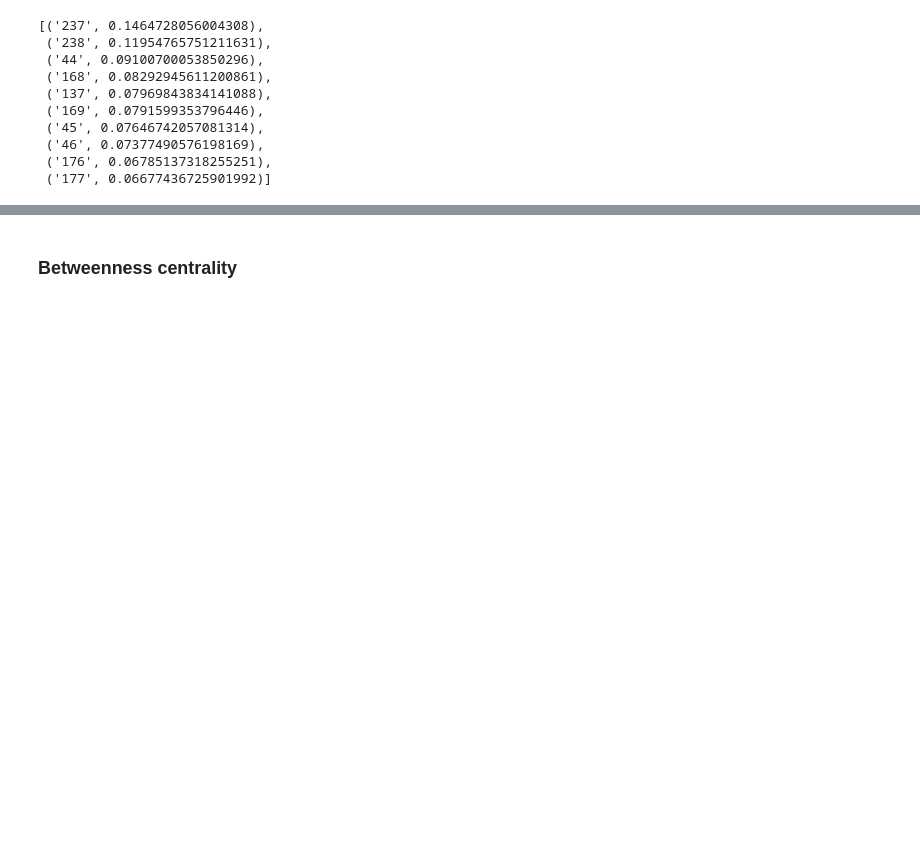
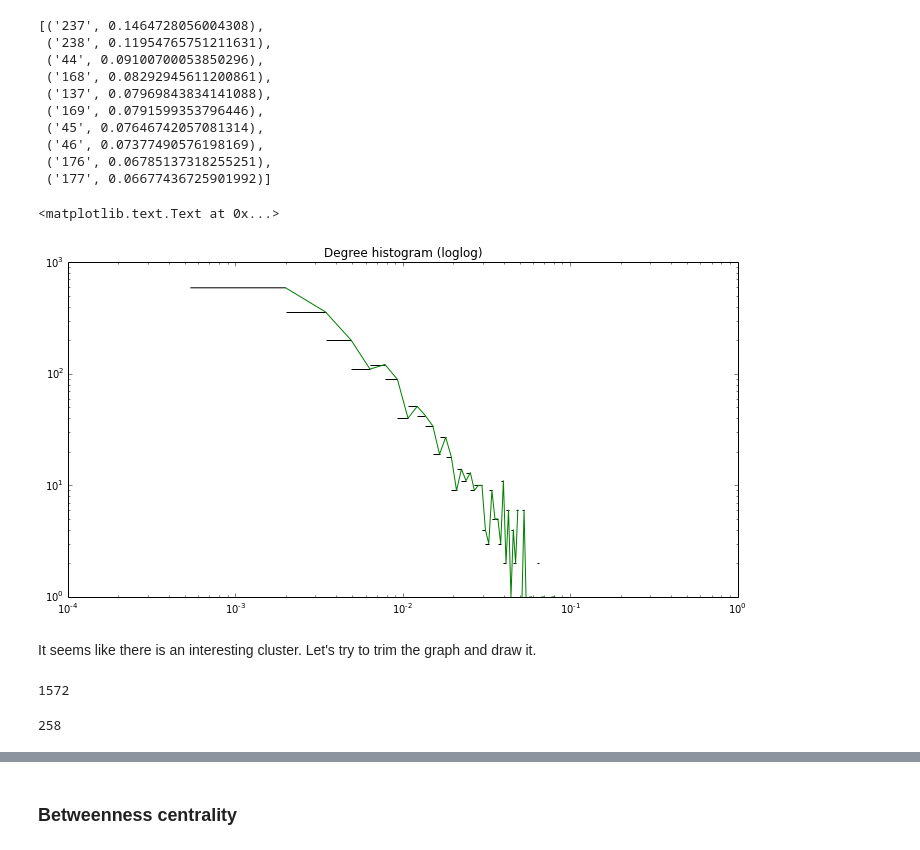
Before and after one commit to versae/data_for_humanists, a Jupyter notebook: Class18.ipynb, the cells around one changed output, grey strips where cells are left out. Cells and saved outputs as stored; diff of their text form; code cells hidden in the pictures; blank space fills up the shorter version.

```diff
--- a/Class18.ipynb
+++ b/Class18.ipynb
@@ -77,3 +81,30 @@ sorted(degree.items(), key=lambda x: x[1],reverse = True)[:10]
  ('46', 0.07377490576198169),
  ('176', 0.06785137318255251),
  ('177', 0.06677436725901992)]
+# %%
+degree_hist = plt.hist(list(degree.values()), 100)
+plt.loglog(degree_hist[1][1:], degree_hist[0])
+plt.title("Degree histogram (loglog)")
+# %% [output]
+<matplotlib.text.Text at 0x...>
+[figure, added]
+# %% [markdown]
+It seems like there is an interesting cluster. Let's try to trim the graph and draw it.
+# %%
+# Return a new graph object that contains the network with pendant and
+# isolated nodes removed
+def trim_degrees(graph, degree=1):
+    g = graph.copy()
+    d = nx.degree(g)
+    for n in g.nodes():
+        if d[n] <= degree:
+            g.remove_node(n)
+    return g
+
+len(trim_degrees(hamsterster))
+# %% [output]
+1572
+# %%
+len(trim_degrees(hamsterster, degree=25))
+# %% [output]
+258
```
Also changed, not shown: parts of 29 cells of this notebook, 3 other files.
